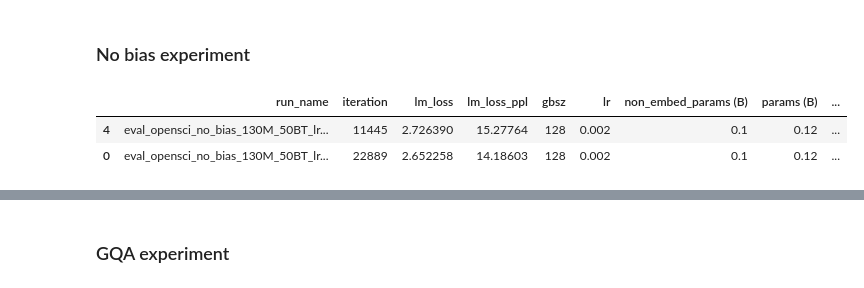
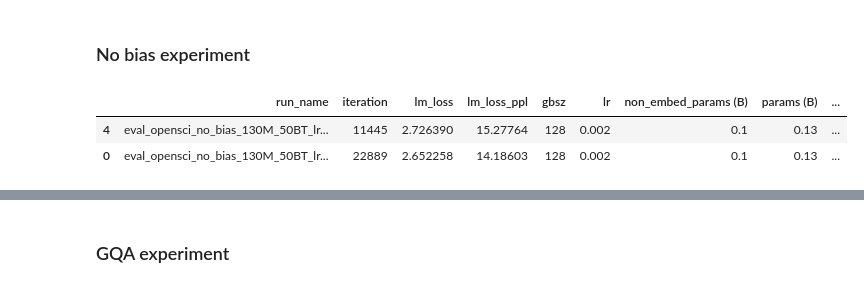
Before and after one commit to OpenEuroLLM/oellm-autoexp, a Jupyter notebook: analysis.ipynb, the cells around one changed output, grey strips where cells are left out. Saved outputs shown, nothing was run; the diff lists cells and outputs as text; code cells hidden in the pictures.

```diff
--- a/analysis.ipynb
+++ b/analysis.ipynb
@@ -202,17 +233,17 @@ plot_loss_curves(
 # %%
 opensci_no_bias_130M_50BT_lr002_gbsz128 = pd.read_csv("results/tests/eval_opensci_no_bias_130M_50BT/val_loss_summary.csv")
 opensci_no_bias_130M_50BT_lr002_gbsz128["gbsz"] = 128
 opensci_no_bias_130M_50BT_lr002_gbsz128["lr"] = 0.002
 opensci_no_bias_130M_50BT_lr002_gbsz128["non_embed_params (B)"] = 0.10
-opensci_no_bias_130M_50BT_lr002_gbsz128["params (B)"] = 0.12
+opensci_no_bias_130M_50BT_lr002_gbsz128["params (B)"] = 0.13
 opensci_no_bias_130M_50BT_lr002_gbsz128["parameters"] = 124550208
 opensci_no_bias_130M_50BT_lr002_gbsz128["model_name"] = "opensci-no-bias-130M-50BT-lr002-gbsz128"
 opensci_no_bias_130M_50BT_lr002_gbsz128 = calc_toks_flops(opensci_no_bias_130M_50BT_lr002_gbsz128)
 opensci_no_bias_130M_50BT_lr002_gbsz128.head(2)
 # %% [output]
 |  | run_name | iteration | lm_loss | lm_loss_ppl | gbsz | lr | non_embed_params (B) | params (B) | ... |
-| 4 | eval_opensci_no_bias_130M_50BT_lr... | 11445 | 2.726390 | 15.27764 | 128 | 0.002 | 0.1 | 0.12 | ... |
-| 0 | eval_opensci_no_bias_130M_50BT_lr... | 22889 | 2.652258 | 14.18603 | 128 | 0.002 | 0.1 | 0.12 | ... |
+| 4 | eval_opensci_no_bias_130M_50BT_lr... | 11445 | 2.726390 | 15.27764 | 128 | 0.002 | 0.1 | 0.13 | ... |
+| 0 | eval_opensci_no_bias_130M_50BT_lr... | 22889 | 2.652258 | 14.18603 | 128 | 0.002 | 0.1 | 0.13 | ... |
 # %%
 plot_loss_curves(
     models={
```
Also changed, not shown: parts of 9 cells of this notebook.
